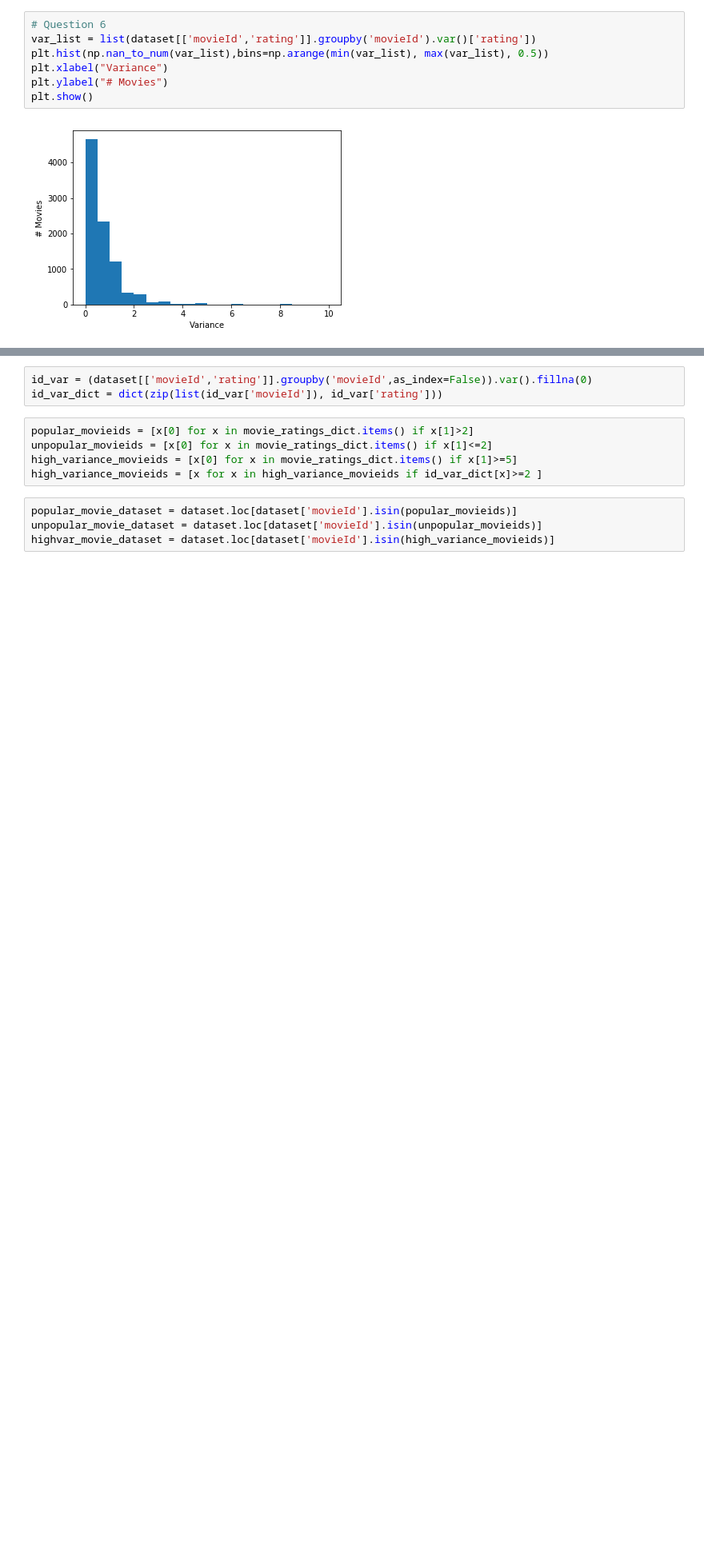
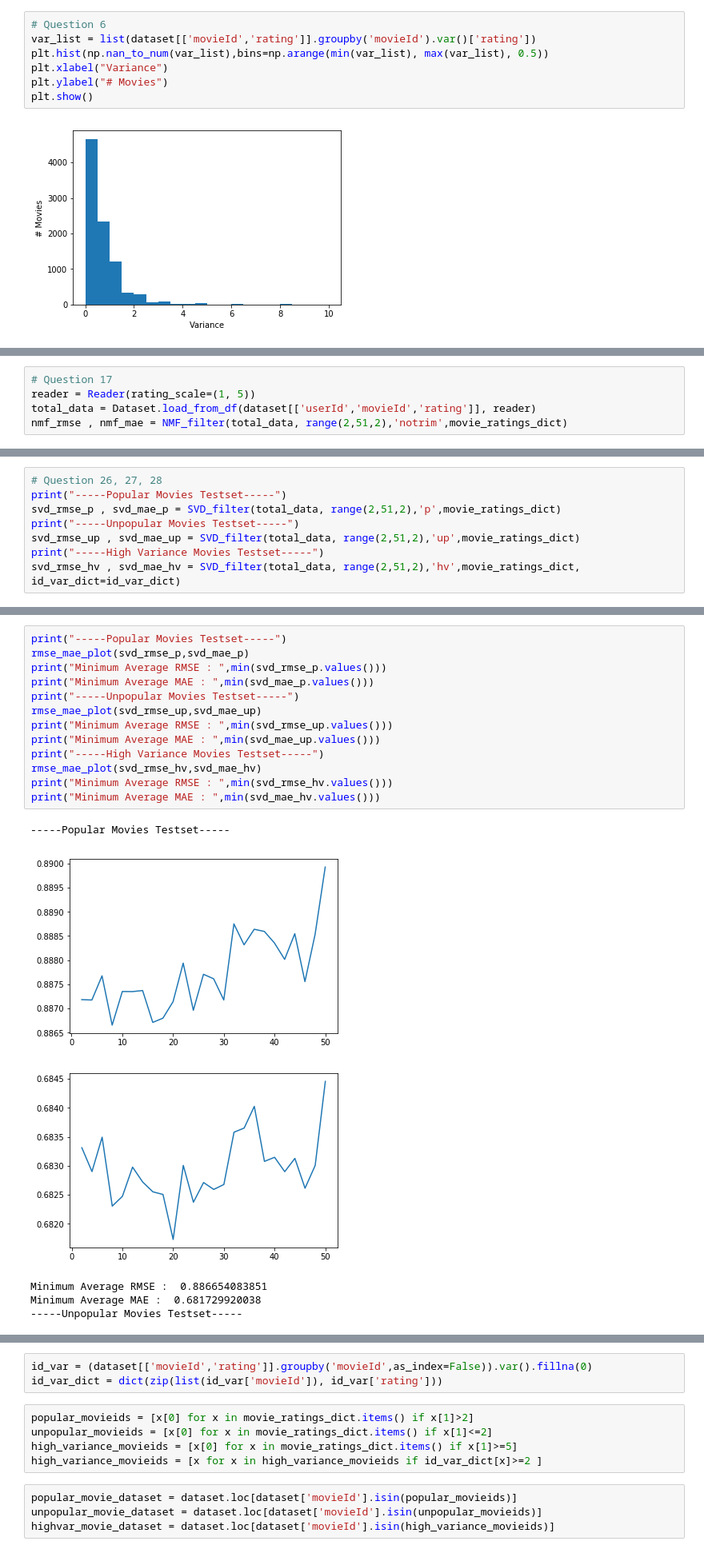
Before and after one commit to edihb/Large-Scale-DM, a Jupyter notebook: Project3-Collaborative_Filtering/Project3.ipynb, the cells around one changed output, grey strips where cells are left out. Shown: that part at 80% size. Saved outputs shown, nothing was run; the diff lists cells and outputs as text; blank space fills up the shorter version.

```diff
--- a/Project3-Collaborative_Filtering/Project3.ipynb
+++ b/Project3-Collaborative_Filtering/Project3.ipynb
@@ -61,0 +203,5 @@ plt.show()
+# %%
+# Question 17
+reader = Reader(rating_scale=(1, 5))
+total_data = Dataset.load_from_df(dataset[['userId','movieId','rating']], reader)
+nmf_rmse , nmf_mae = NMF_filter(total_data, range(2,51,2),'notrim',movie_ratings_dict)
@@ -61,0 +342,8 @@ plt.show()
+# %%
+# Question 26, 27, 28
+print("-----Popular Movies Testset-----")
+svd_rmse_p , svd_mae_p = SVD_filter(total_data, range(2,51,2),'p',movie_ratings_dict)
+print("-----Unpopular Movies Testset-----")
+svd_rmse_up , svd_mae_up = SVD_filter(total_data, range(2,51,2),'up',movie_ratings_dict)
+print("-----High Variance Movies Testset-----")
+svd_rmse_hv , svd_mae_hv = SVD_filter(total_data, range(2,51,2),'hv',movie_ratings_dict, id_var_dict=id_var_dict)
@@ -61,0 +368,20 @@ plt.show()
+# %%
+print("-----Popular Movies Testset-----")
+rmse_mae_plot(svd_rmse_p,svd_mae_p)
+print("Minimum Average RMSE : ",min(svd_rmse_p.values()))
+print("Minimum Average MAE : ",min(svd_mae_p.values()))
+print("-----Unpopular Movies Testset-----")
+rmse_mae_plot(svd_rmse_up,svd_mae_up)
+print("Minimum Average RMSE : ",min(svd_rmse_up.values()))
+print("Minimum Average MAE : ",min(svd_mae_up.values()))
+print("-----High Variance Movies Testset-----")
+rmse_mae_plot(svd_rmse_hv,svd_mae_hv)
+print("Minimum Average RMSE : ",min(svd_rmse_hv.values()))
+print("Minimum Average MAE : ",min(svd_mae_hv.values()))
+# %% [output]
+-----Popular Movies Testset-----
+[figure, added]
+[figure, added]
+Minimum Average RMSE :  0.886654083851
+Minimum Average MAE :  0.681729920038
+-----Unpopular Movies Testset-----
```
Also changed, not shown: parts of 55 cells of this notebook.
